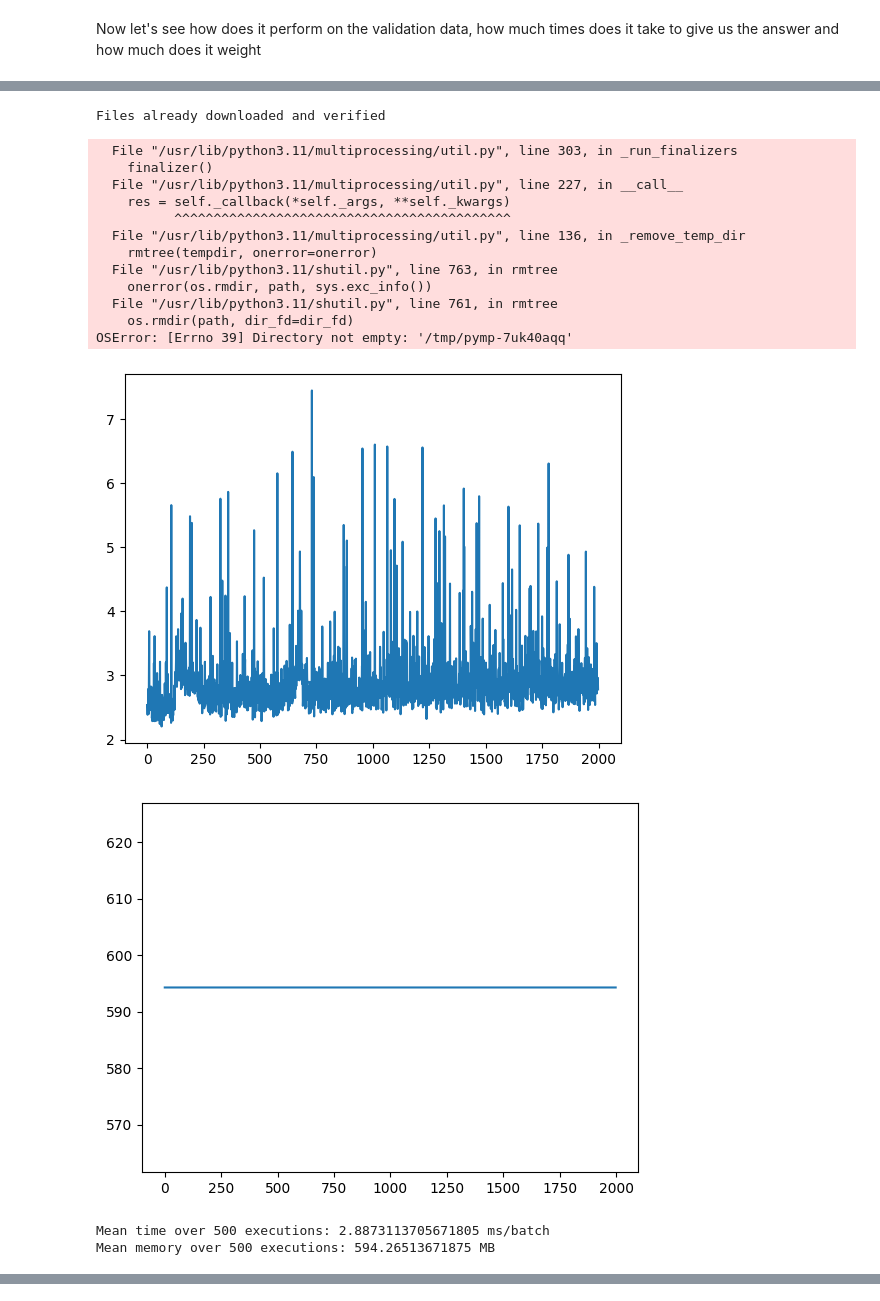
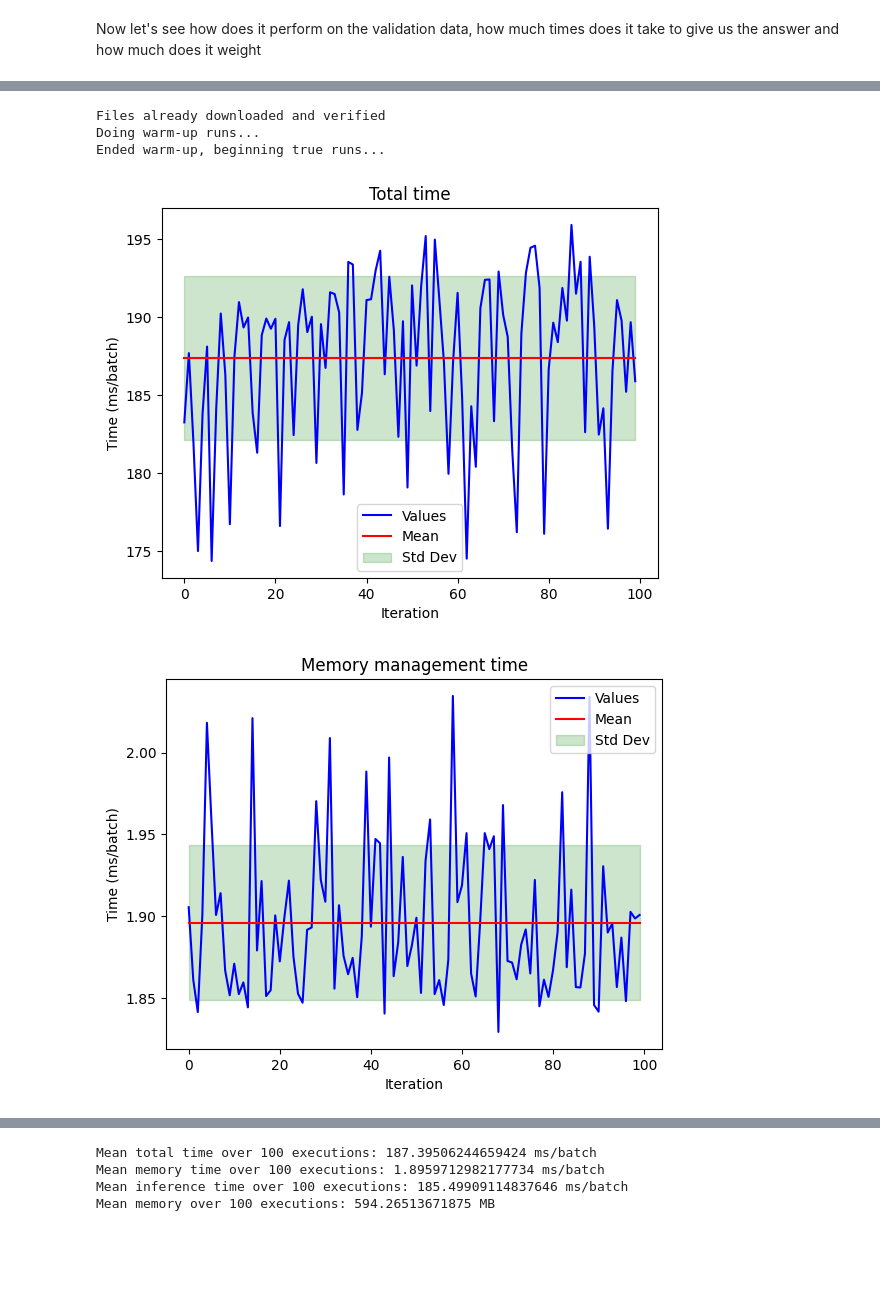
Before and after one commit to Aleixrei73/TFG-Efficient-Vision-Transformer-Inference-on-Edge-Devices, a Jupyter notebook: sample_model_training.ipynb, the cells around one changed output, grey strips where cells are left out. Cells and saved outputs as stored; diff of their text form; code cells hidden in the pictures; blank space fills up the shorter version.

```diff
--- a/sample_model_training.ipynb
+++ b/sample_model_training.ipynb
@@ -116,26 +79,14 @@ NameError: name 'trainer' is not defined
 # %%
 torch.manual_seed(0)
 torch.cuda.manual_seed(0)
 pretrained_vit_weights = torchvision.models.ViT_B_16_Weights.DEFAULT
 pretrained_vit = utils.load_default_model()
 pretrained_vit_transforms = pretrained_vit_weights.transforms()
 _, _, val_dl, _ = utils.create_loaders("data", transform=pretrained_vit_transforms, batch_size=32)
-metrics = trainer.getMetrics(pretrained_vit, val_dl, device, num_times=2000)
+metrics = trainer.getMetrics(pretrained_vit, val_dl, device, num_times=100, save_plots=True, model_title="ViT-Default")
 # %% [output]
 Files already downloaded and verified
+Doing warm-up runs...
+Ended warm-up, beginning true runs...
-  File "/usr/lib/python3.11/multiprocessing/util.py", line 303, in _run_finalizers
-    finalizer()
-  File "/usr/lib/python3.11/multiprocessing/util.py", line 227, in __call__
-    res = self._callback(*self._args, **self._kwargs)
-          ^^^^^^^^^^^^^^^^^^^^^^^^^^^^^^^^^^^^^^^^^^^
-  File "/usr/lib/python3.11/multiprocessing/util.py", line 136, in _remove_temp_dir
-    rmtree(tempdir, onerror=onerror)
-  File "/usr/lib/python3.11/shutil.py", line 763, in rmtree
-    onerror(os.rmdir, path, sys.exc_info())
-  File "/usr/lib/python3.11/shutil.py", line 761, in rmtree
-    os.rmdir(path, dir_fd=dir_fd)
-OSError: [Errno 39] Directory not empty: '/tmp/pymp-7uk40aqq'
-[figure, old version]
+[figure, new version]
-[figure, old version]
+[figure, new version]
-Mean time over 500 executions: 2.8873113705671805 ms/batch
-Mean memory over 500 executions: 594.26513671875 MB
@@ -141,0 +95,4 @@ Mean memory over 500 executions: 594.26513671875 MB
+Mean total time over 100 executions: 187.39506244659424 ms/batch
+Mean memory time over 100 executions: 1.8959712982177734 ms/batch
+Mean inference time over 100 executions: 185.49909114837646 ms/batch
+Mean memory over 100 executions: 594.26513671875 MB
```
Also changed, not shown: parts of 8 cells of this notebook, 2 other files.
